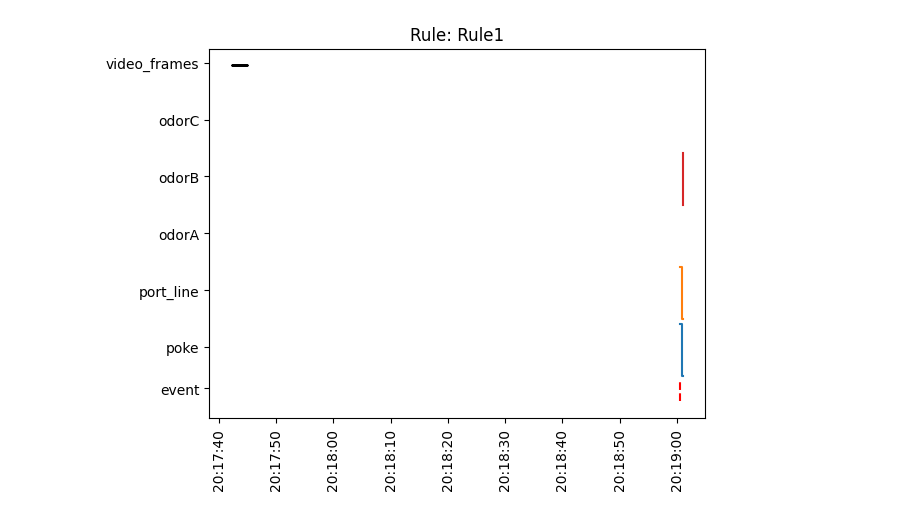
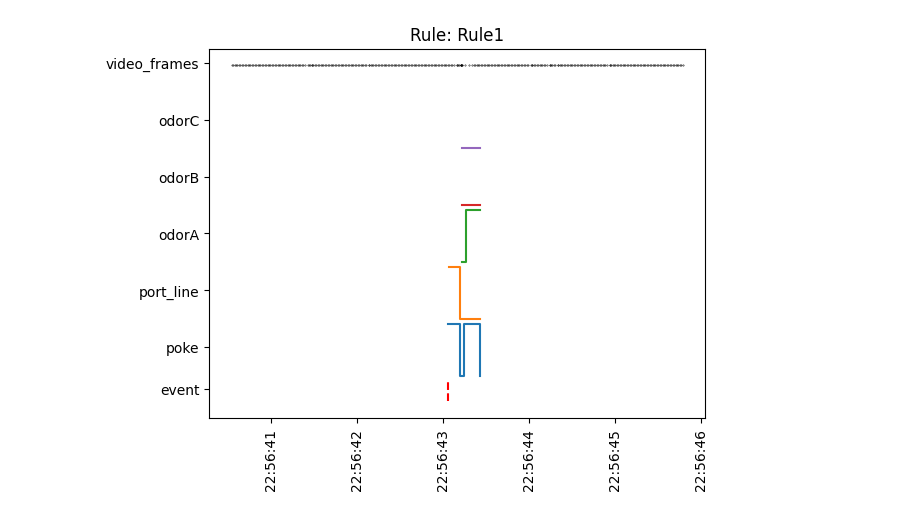
Before and after one commit to goatsofnaxos/Delphi, a Jupyter notebook: analysis/postprocess.ipynb, the cells around one changed output. Saved outputs shown, nothing was run; the diff lists cells and outputs as text; code cells hidden in the pictures.

Commit message:
Batch analysis with output to csv

```diff
--- a/analysis/postprocess.ipynb
+++ b/analysis/postprocess.ipynb
@@ -15,10 +15,11 @@ session_data_reader = utils.SessionData()
 rules_reader = utils.SessionData()
 video_reader = utils.Video()
 
-harp_datafolder = r'../temp_data/2024-03-04T20-16-10/Expander/'
-settings_datafolder = r'../temp_data/2024-03-04T20-16-10/SessionSettings/'
-rules_datafolder = r'../temp_data/2024-03-04T20-16-10/RuleSettings/'
-video_datafolder = r'../temp_data/2024-03-04T20-16-10/VideoData/'
+harp_datafolder = r'../temp_data/2024-03-06T18-02-52/Expander/'
+settings_datafolder = r'../temp_data/2024-03-06T18-02-52/SessionSettings/'
+rules_datafolder = r'../temp_data/2024-03-06T18-02-52/RuleSettings/'
+video_datafolder = r'../temp_data/2024-03-06T18-02-52/VideoData/'
+output_event_folder = r'../temp_data/2024-03-06T18-02-52/EventResults/'
 # %%
 # read experiment metadata
 session_settings = utils.load_json(session_data_reader, settings_datafolder)
@@ -111,47 +112,74 @@ Time
 # %%
 # Using the consolidated data sets, do an example plot centered around a poke event
 
-# Get all the poke onset events, then index to pick a single event. Ultimately we just need to choose a timestamp value to center our plot around.
-poke_event = merged["poke_events"][merged["poke_events"]==True].iloc[[0]] # as an example we here pick the time 3rd poke event time
-poke_event_time = poke_event.index[0]
+def extract_event_info(experiment_state: pd.DataFrame, rule_state: pd.DataFrame, event_time: pd.Timestamp, time_offset: float):
+    # get time window around event
+    start_time = event_time - pd.Timedelta(seconds=time_offset)
+    end_time = event_time + pd.Timedelta(seconds=time_offset)
 
-# Create a time window around the time of this event
-time_offset = 100 # 10 second time offset around the event
-start_time = poke_event_time - pd.Timedelta(seconds=time_offset)
-end_time = poke_event_time + pd.Timedelta(seconds=time_offset)
+    # slice data in this time window
+    event_data = experiment_state[start_time : end_time]
+    event_vid = video_data[start_time : end_time]
 
-# Slice the data in this time window
-event_data = merged[start_time : end_time]
-event_vid = video_data[start_time : end_time]
+    # additional meta information
+    cur_state = experiment_state.ffill().loc[experiment_state.index <= event_time].iloc[[-1]]
+    cur_odor = [state for state in ['odorA_state', 'odorB_state', 'odorC_state', 'odorD_state'] if cur_state[state][0]]
+    cur_odor = cur_odor[0] if len(cur_odor)>0 else None
+    current_rule = rule_state[rule_state.index <= event_time]["metadata"].iloc[-1]
 
-# additional meta information
-cur_state = merged.ffill().loc[merged.index <= poke_event_time].iloc[-1]
-cur_odor = [state for state in ['odorA_state', 'odorB_state', 'odorC_state', 'odorD_state'] if cur_state[state]][0]
-current_rule = rule_settings[rule_settings.index <= poke_event_time]["metadata"].iloc[-1]
+    time_beam_break_on = event_time
+    time_beam_break_off = experiment_state.loc[(experiment_state['poke_events'] == False) & (experiment_state.index > event_time)].index[0]
 
-time_beam_break_on = poke_event_time
-time_beam_break_off = merged.loc[(merged['poke_events'] == False) & (merged.index > poke_event_time)].index[0]
+    time_port_open = experiment_state.loc[(experiment_state['port_line_state'] == True) & (experiment_state.index > event_time)].index[0]
+    time_port_close = experiment_state.loc[(experiment_state['port_line_state'] == False) & (experiment_state.index > event_time)].index[0]
 
-time_port_open = merged.loc[(merged['port_line_state'] == True) & (merged.index > poke_event_time)].index[0]
-time_port_close = merged.loc[(merged['port_line_state'] == False) & (merged.index > poke_event_time)].index[0]
+    time_odor_open = experiment_state.loc[(experiment_state[cur_odor] == True) & (experiment_state.index <= event_time)].index[0] if cur_odor else None
+    time_odor_close = experiment_state.loc[(experiment_state[cur_odor] == False) & (experiment_state.index > event_time)].index[0] if cur_odor else None
 
-time_odor_open = merged.loc[(merged[cur_odor] == True) & (merged.index <= poke_event_time)].index[0]
-time_odor_close = merged.loc[(merged[cur_odor] == False) & (merged.index > poke_event_time)].index[0]
+    next_poke_valves = (experiment_state[experiment_state.index > time_port_close])[['odorA_state', 'odorB_state', 'odorC_state', 'odorD_state']].sum(axis=1)
+    next_odor_time = next_poke_valves[next_poke_valves == 1].index[0]
+    next_poke_time = experiment_state.loc[(experiment_state.index > time_port_close) & (experiment_state['poke_events'] == True)]['poke_events'].index[0]
 
-next_poke_valves = (merged[merged.index > time_odor_close])[['odorA_state', 'odorB_state', 'odorC_state', 'odorD_state']].sum(axis=1)
-next_odor_time = next_poke_valves[next_poke_valves == 1].index[0]
+    # summarise in data frame
+    event_df = pd.DataFrame({
+        'current_rule': current_rule.ruleAlias,
+        'poke_state': cur_state['poke_events'],
+        'port_line_state': cur_state['port_line_state'],
+        'vacuum_line_state': cur_state['vacuum_line_state'],
+        'odorA_state': cur_state['odorA_state'],
+        'odorB_state': cur_state['odorB_state'],
+        'odorC_state': cur_state['odorC_state'],
+        'odorD_state': cur_state['odorD_state'],
+        'poke_count': cur_state['poke_count'],
+        'odor_count': cur_state['odor_count'],
+        'beam_break_on': time_beam_break_on,
+        'beam_break_off': time_beam_break_off,
+        'port_open': time_port_open,
+        'port_close': time_port_close,
+        'odor_open': time_odor_open,
+        'odor_close': time_odor_close,
+        'next_odor': next_odor_time,
+        'next_poke': next_poke_time
+    }).reset_index()
 
-print('Current state')
-print(cur_state)
-print(f'Beam break on: {time_beam_break_on}, off: {time_beam_break_off}')
-print(f'Time port open: {time_port_open}, close: {time_port_close}')
-print(f'Time odor open: {time_odor_open}, close: {time_odor_close}')
-print(f'Next odor open: {next_odor_time}')
+    return event_data, event_vid, event_df
 
-# Construct a plot of this time window
+# Get all the poke onset events, then extract the event times
+poke_events = merged["poke_events"][merged["poke_events"]==True] # as an example we here pick the time 3rd poke event time
+poke_event_times = [poke_events.iloc[[t]].index[0] for t in range(len(poke_events)-1)]
+
+results = [extract_event_info(merged, rule_settings, t, 10.0) for t in poke_event_times]
+summary = pd.concat([r[2] for r in results]).reset_index()
+summary.to_csv(f'{output_event_folder}summary.csv')
+
+# Construct a plot of one of these results
+event_idx = 16
+event_data = results[event_idx][0]
+event_vid = results[event_idx][1]
+event_df = results[event_idx][2]
 fig = plt.figure()
 
-plt.plot([poke_event_time, poke_event_time], [-0.5, -0.1], c='r', linestyle='dashed')
+plt.plot([event_df["Time"], event_df["Time"]], [-0.5, -0.1], c='r', linestyle='dashed')
 plt.plot(event_data["poke_events"].ffill(), drawstyle = 'steps-post')
 plt.plot(event_data["port_line_state"].ffill() + 1.1, drawstyle = 'steps-post')
 plt.plot(event_data["odorA_state"].ffill() + 2.2, drawstyle = 'steps-post')
@@ -159,7 +187,7 @@ plt.plot(event_data["odorB_state"].ffill() + 3.3, drawstyle = 'steps-post')
 plt.plot(event_data["odorC_state"].ffill() + 4.4, drawstyle = 'steps-post')
 plt.scatter(event_vid.index, np.ones((1, len(event_vid.index))) * 6, c='k', s=0.1)
 plt.xticks(rotation=90)
-plt.title(f'Rule: {current_rule.ruleAlias}')
+plt.title(f"Rule: {event_df['current_rule'][0]}")
 
 ax = fig.axes[0]
 ax.set_yticks([-0.25, 0.55, 1.65, 2.75, 3.85, 4.95, 6.05])
@@ -190,4 +203,4 @@ Next odor open: 2024-03-04 20:19:01.012479782
-[figure, old version]
+[figure, new version]
 # %%
 # Get all frames
 frames = [f for f in video.frames(event_vid)]
```
Also changed, not shown: parts of 5 cells of this notebook.
